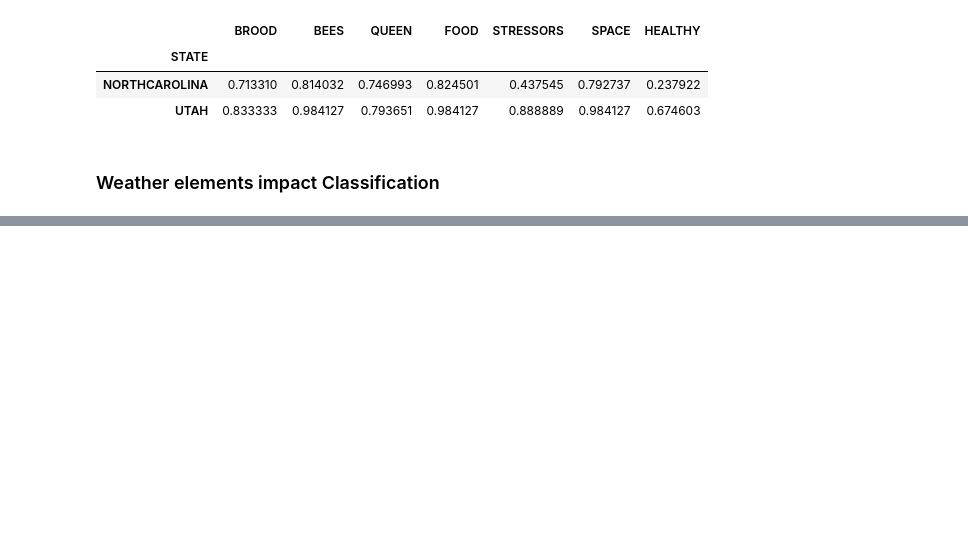
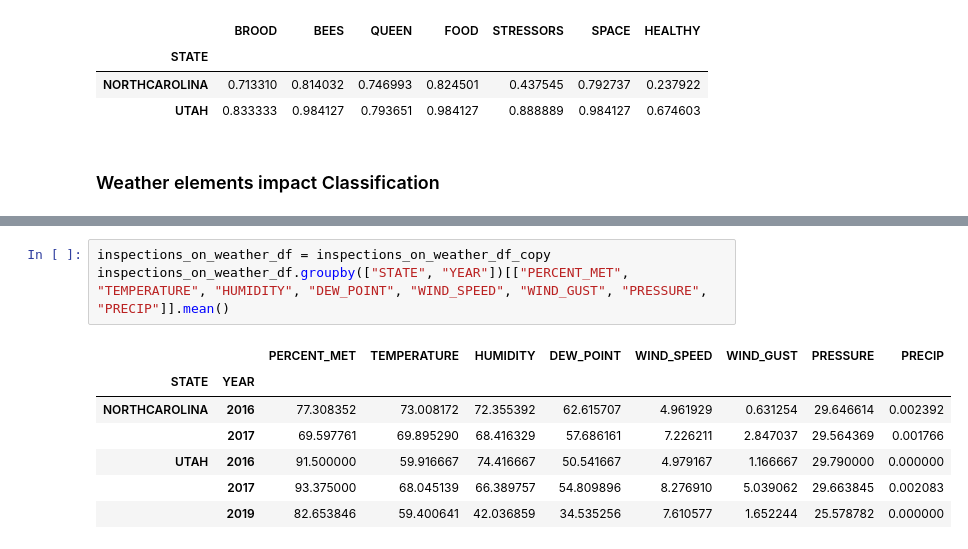
Before and after one commit to Ddav3/Bees_production_analysis, a Jupyter notebook: honey_production.ipynb, the cells around one changed output, grey strips where cells are left out. Drawn from its saved outputs; the diff is of its cells as text; blank space fills up the shorter version.

```diff
--- a/honey_production.ipynb
+++ b/honey_production.ipynb
@@ -300,0 +322,11 @@ plt.show()
+# %%
+inspections_on_weather_df = inspections_on_weather_df_copy
+inspections_on_weather_df.groupby(["STATE", "YEAR"])[["PERCENT_MET", "TEMPERATURE", "HUMIDITY", "DEW_POINT", "WIND_SPEED", "WIND_GUST", "PRESSURE", "PRECIP"]].mean()
+# %% [output]
+|  |  | PERCENT_MET | TEMPERATURE | HUMIDITY | DEW_POINT | WIND_SPEED | WIND_GUST | PRESSURE | PRECIP |
+| STATE | YEAR |  |  |  |  |  |  |  |  |
+| NORTHCAROLINA | 2016 | 77.308352 | 73.008172 | 72.355392 | 62.615707 | 4.961929 | 0.631254 | 29.646614 | 0.002392 |
+|  | 2017 | 69.597761 | 69.895290 | 68.416329 | 57.686161 | 7.226211 | 2.847037 | 29.564369 | 0.001766 |
+| UTAH | 2016 | 91.500000 | 59.916667 | 74.416667 | 50.541667 | 4.979167 | 1.166667 | 29.790000 | 0.000000 |
+|  | 2017 | 93.375000 | 68.045139 | 66.389757 | 54.809896 | 8.276910 | 5.039062 | 29.663845 | 0.002083 |
+|  | 2019 | 82.653846 | 59.400641 | 42.036859 | 34.535256 | 7.610577 | 1.652244 | 25.578782 | 0.000000 |
```
Also changed, not shown: parts of 4 cells of this notebook.
